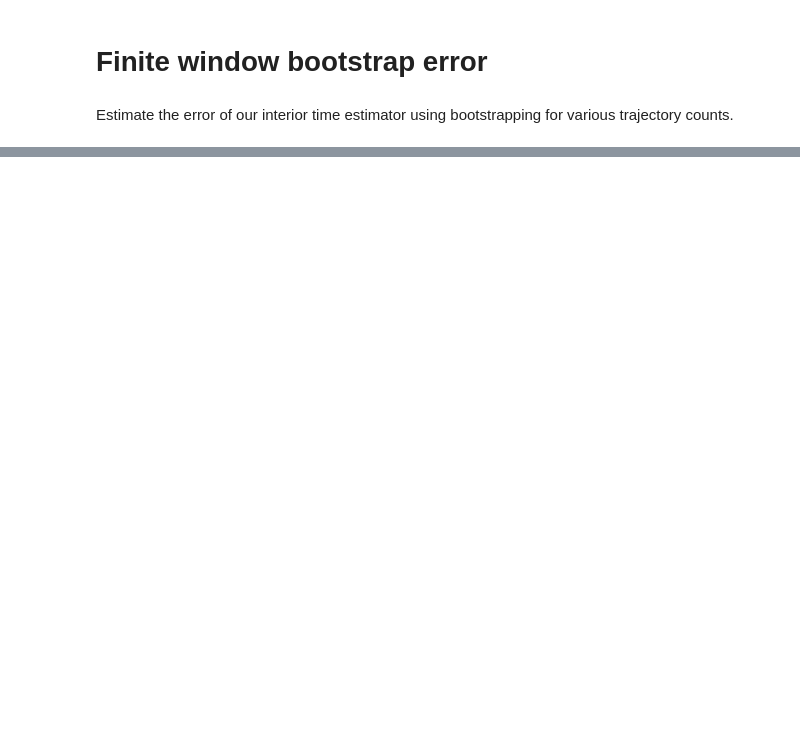
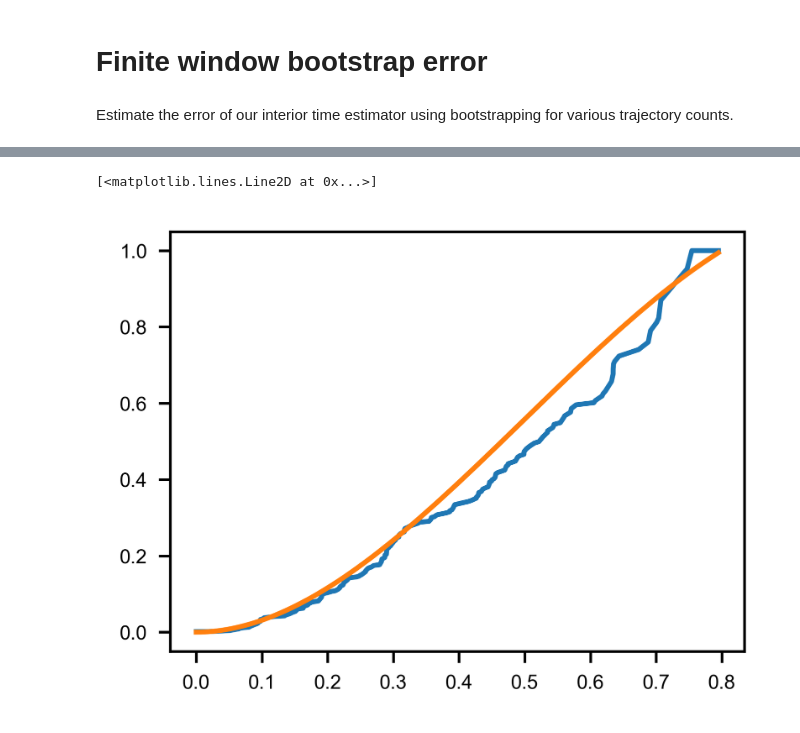
Before and after one commit to brunobeltran/multi_locus_analysis, a Jupyter notebook: notebooks/interior-esimator-error.ipynb, the cells around one changed output, grey strips where cells are left out. Saved outputs shown, nothing was run; the diff lists cells and outputs as text; code cells hidden in the pictures; blank space fills up the shorter version.

```diff
--- a/notebooks/interior-esimator-error.ipynb
+++ b/notebooks/interior-esimator-error.ipynb
@@ -230,0 +181,6 @@ for var in var_pair:
+# %%
+plt.plot(all_times, cdf_int)
+plt.plot(all_times, var.cdf(all_times) / var.cdf(T))
+# %% [output]
+[<matplotlib.lines.Line2D at 0x...>]
+[figure, added]
```
Also changed, not shown: parts of 13 cells of this notebook, 2 other files.
